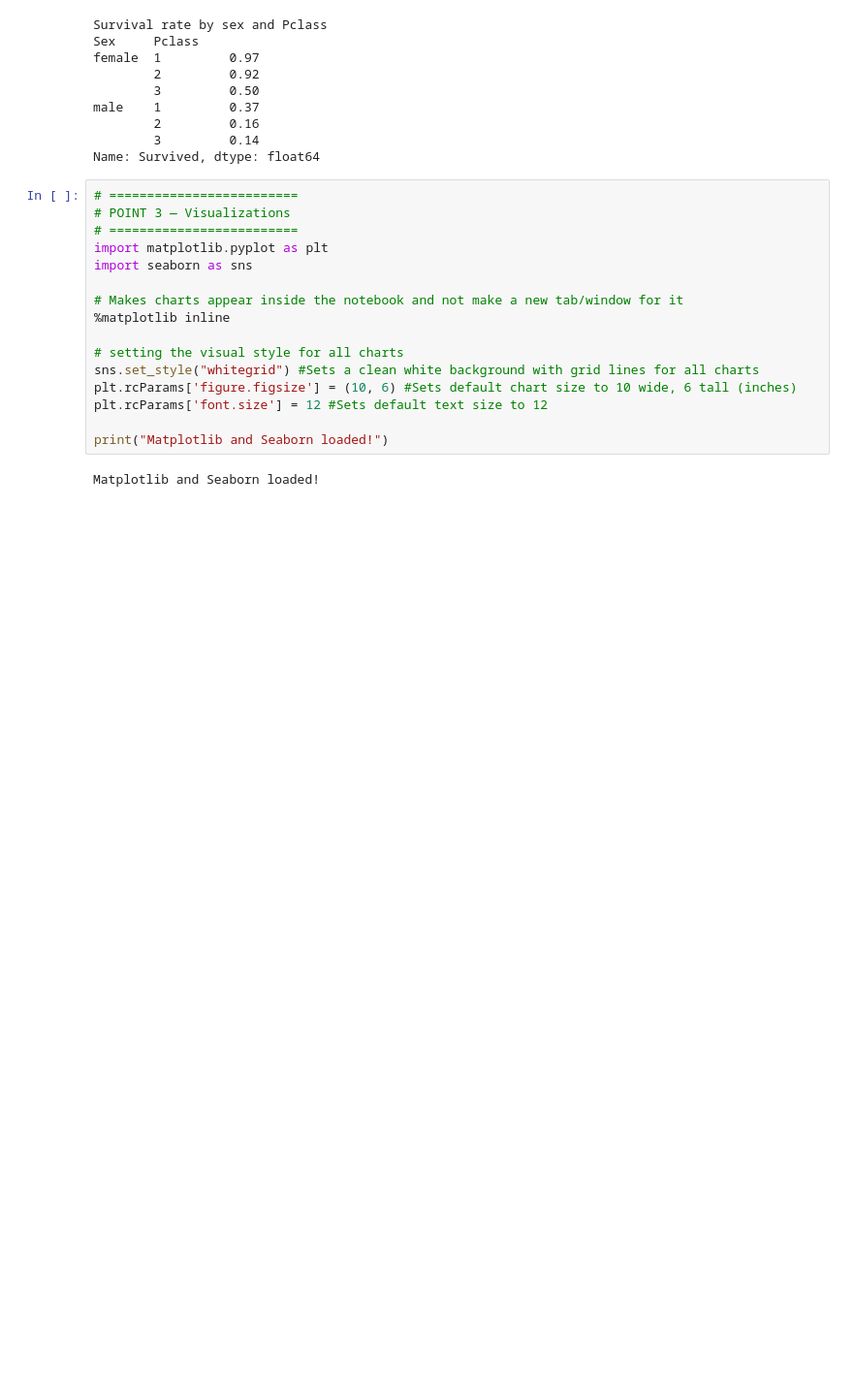
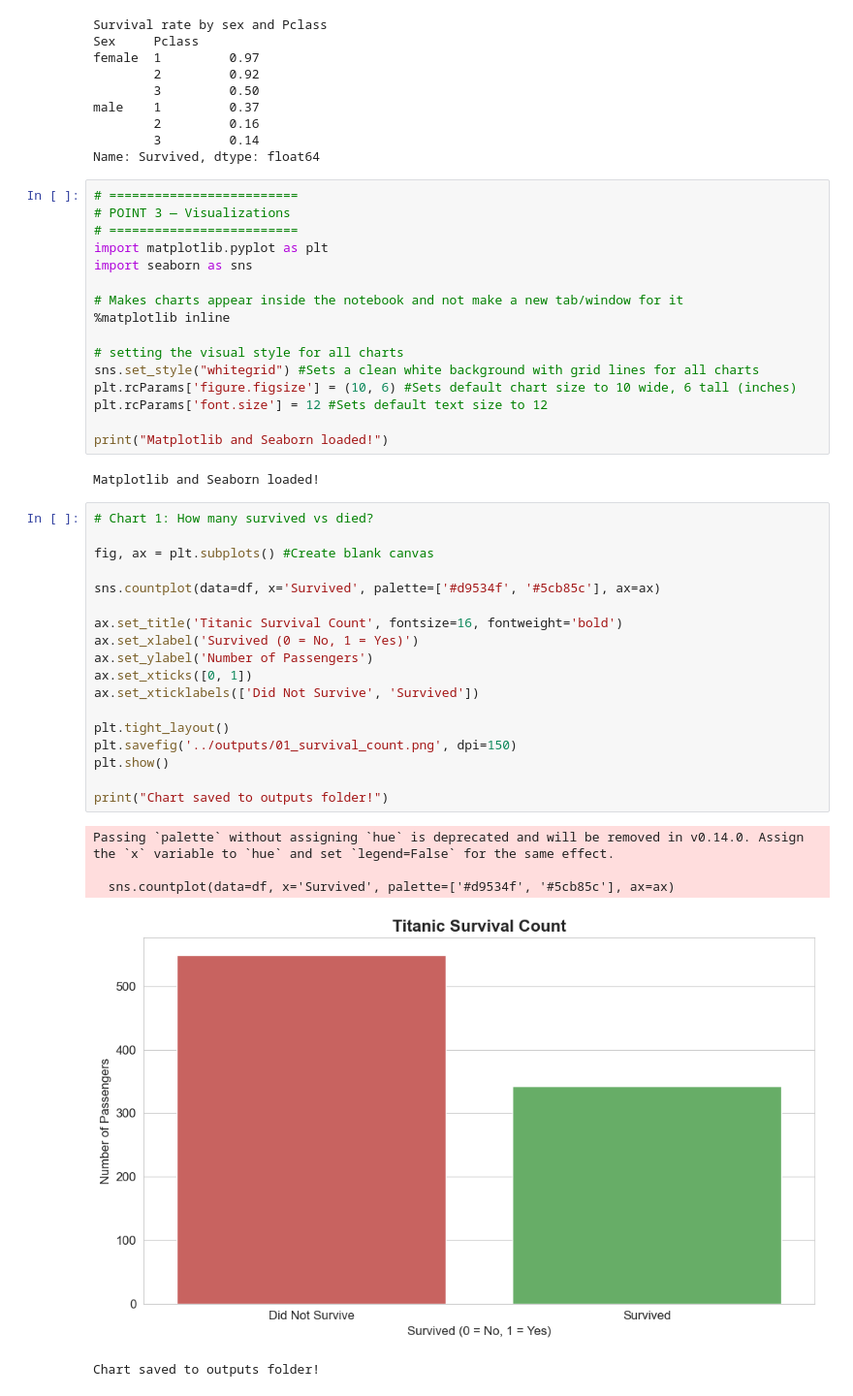
Before and after one commit to Harish-Senthilkumar/titanic-ml-project, a Jupyter notebook: notebooks/01_eda.ipynb, the cells around one changed output. Shown at 97% size. Saved outputs shown, nothing was run; the diff lists cells and outputs as text; blank space fills up the shorter version.

Commit message:
First Chart — Survival Count

```diff
--- a/notebooks/01_eda.ipynb
+++ b/notebooks/01_eda.ipynb
@@ -247,3 +221,27 @@ plt.rcParams['font.size'] = 12 #Sets default text size to 12
 print("Matplotlib and Seaborn loaded!")
 # %% [output]
 Matplotlib and Seaborn loaded!
+# %%
+# Chart 1: How many survived vs died?
+
+fig, ax = plt.subplots() #Create blank canvas
+
+sns.countplot(data=df, x='Survived', palette=['#d9534f', '#5cb85c'], ax=ax)
+
+ax.set_title('Titanic Survival Count', fontsize=16, fontweight='bold')
+ax.set_xlabel('Survived (0 = No, 1 = Yes)')
+ax.set_ylabel('Number of Passengers')
+ax.set_xticks([0, 1])
+ax.set_xticklabels(['Did Not Survive', 'Survived'])
+
+plt.tight_layout()
+plt.savefig('../outputs/01_survival_count.png', dpi=150)
+plt.show()
+
+print("Chart saved to outputs folder!")
+# %% [output]
+Passing `palette` without assigning `hue` is deprecated and will be removed in v0.14.0. Assign the `x` variable to `hue` and set `legend=False` for the same effect.
+
+  sns.countplot(data=df, x='Survived', palette=['#d9534f', '#5cb85c'], ax=ax)
+[figure, added]
+Chart saved to outputs folder!
```
Also changed, not shown: parts of 2 cells of this notebook, 1 other file.
